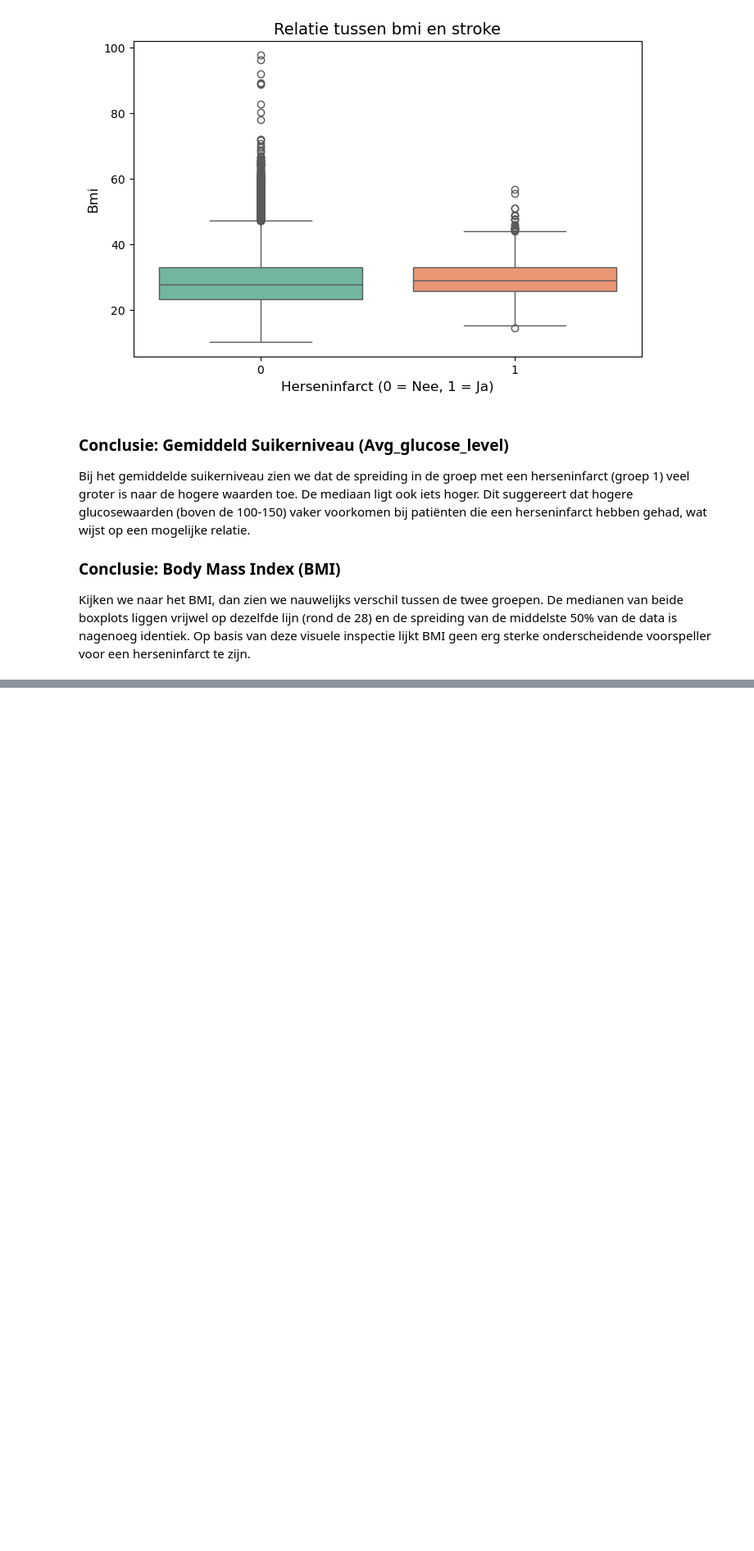
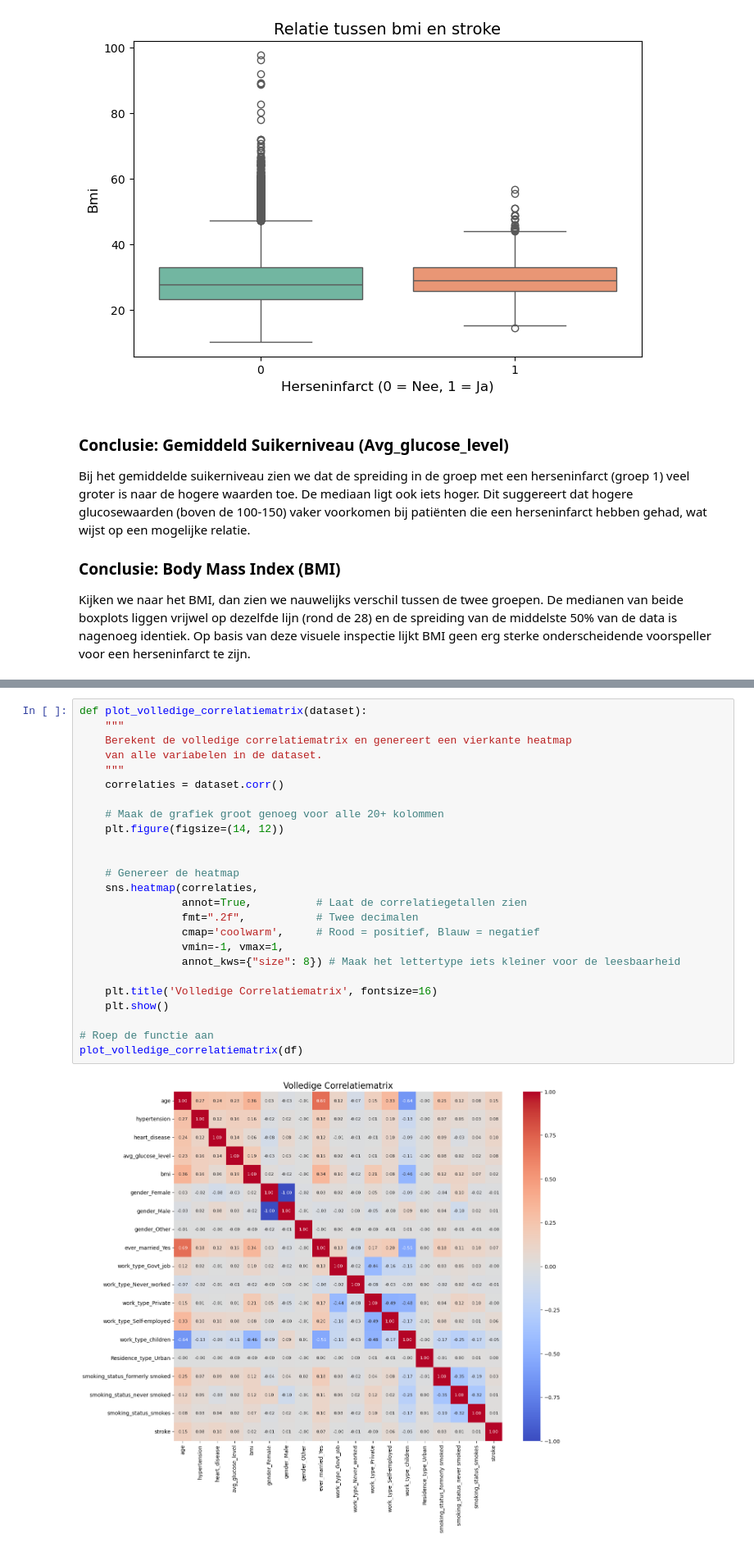
Before and after one commit to ArdaBagci/MachineLearning, a Jupyter notebook: opdracht1.ipynb, the cells around one changed output, grey strips where cells are left out. Shown at 82% size. Cells and saved outputs as stored; diff of their text form; blank space fills up the shorter version.

```diff
--- a/opdracht1.ipynb
+++ b/opdracht1.ipynb
@@ -243,0 +247,27 @@ Kijken we naar het BMI, dan zien we nauwelijks verschil tussen de twee groepen.
+# %%
+def plot_volledige_correlatiematrix(dataset):
+    """
+    Berekent de volledige correlatiematrix en genereert een vierkante heatmap
+    van alle variabelen in de dataset.
+    """
+    correlaties = dataset.corr()
+
+    # Maak de grafiek groot genoeg voor alle 20+ kolommen
+    plt.figure(figsize=(14, 12))
+
+
+    # Genereer de heatmap
+    sns.heatmap(correlaties,
+                annot=True,          # Laat de correlatiegetallen zien
+                fmt=".2f",           # Twee decimalen
+                cmap='coolwarm',     # Rood = positief, Blauw = negatief
+                vmin=-1, vmax=1,
+                annot_kws={"size": 8}) # Maak het lettertype iets kleiner voor de leesbaarheid
+
+    plt.title('Volledige Correlatiematrix', fontsize=16)
+    plt.show()
+
+# Roep de functie aan
+plot_volledige_correlatiematrix(df)
+# %% [output]
+[figure, added]
```
Also changed, not shown: parts of 1 cell of this notebook.
